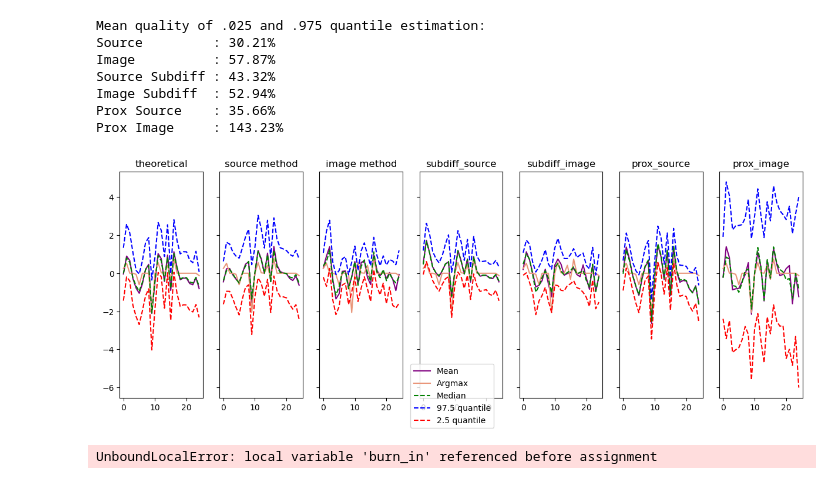
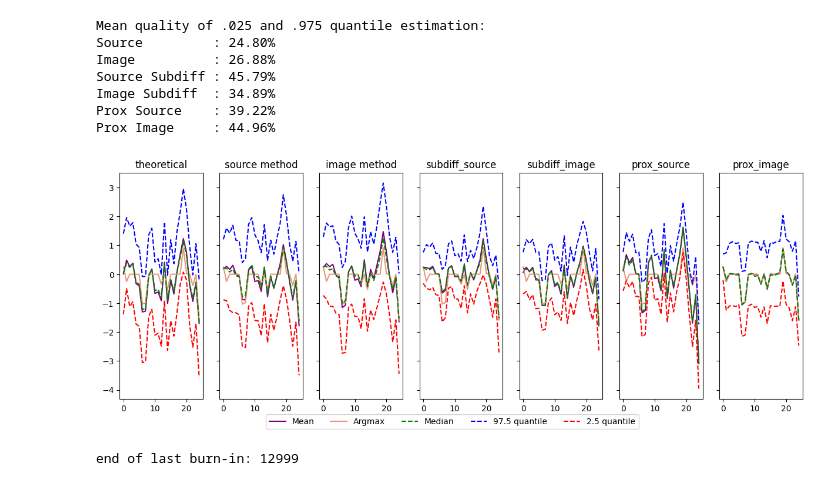
Before and after one commit to vetlerl/mcmc-epidemic, a Jupyter notebook: toy_example_graphics_new.ipynb, the cells around one changed output. Cells and saved outputs as stored; diff of their text form; code cells hidden in the pictures.

Commit message:
detailed one-at-a-time. unsure about covariance matrix

```diff
--- a/toy_example_graphics_new.ipynb
+++ b/toy_example_graphics_new.ipynb
@@ -9,9 +9,11 @@ import matplotlib.pyplot as plt
 from toy_example_new import *
 # %%
 #set-up parameters
+random_state = np.random.RandomState(seed=42)
+
 T = 25
 Lambda = 1
 a = 1
 b = 1
-Y = Computation_Y_Exp(T, Lambda, a, b)
+Y = Computation_Y_Exp(T, Lambda, a, b, random_state=random_state)
 # %%
@@ -37,3 +39,3 @@ ended burn-in @ 49999: -0.015
 # %%
-sim_subdiff_image, accepts_subdiff_image, gammas_subdiff_image, mean_subdiff_image, end_subdiff_image, fig_subdiff_image = MetropolisHastings(T, Lambda, Y, a, b, method="subdiff_image")
+sim_subdiff_image, accepts_subdiff_image, gammas_subdiff_image, mean_subdiff_image, end_subdiff_image, fig_subdiff_image = MetropolisHastings(T, 0, Y, a, b, method="subdiff_image", random_state=random_state)
 # %% [output]
@@ -153,8 +156,7 @@ axes[0].plot(med,'g--',label="Median")
 axes[0].plot(q1,'b--',label="97.5 quantile")
 axes[0].plot(q2,'r--',label="2.5 quantile")
 axes[0].set_title("theoretical")
-fig.legend(loc="lower center")
-#fig.legend(loc="lower center", ncols=5)
+fig.legend(loc="lower center", ncols=5)
 
 #Plot of empirical results with method source
 axes[1].plot(D@mean_source,color="purple")
@@ -194,46 +196,47 @@ axes[5].plot(x_tilde,color="darksalmon")
 axes[5].plot(quantiles_emp5[1],'g--')
 axes[5].plot(quantiles_emp5[2],'b--')
 axes[5].plot(quantiles_emp5[0],'r--')
 axes[5].set_title("prox_source")
 
 #Plot of empirical results with method prox_image
 axes[6].plot(D@mean_prox_image,color="purple")
 axes[6].plot(x_tilde,color="darksalmon")
 axes[6].plot(quantiles_emp6[1],'g--')
 axes[6].plot(quantiles_emp6[2],'b--')
 axes[6].plot(quantiles_emp6[0],'r--')
 axes[6].set_title("prox_image")
 
 quantile_quality_source = 0.5*np.sum(abs(quantiles_emp1[0] - q2))/(np.sum(abs(q2)))  + 0.5*np.sum(abs(quantiles_emp1[2] - q1))/np.sum(abs(q1))
 quantile_quality_image = 0.5*np.sum(abs(quantiles_emp2[0] - q2))/np.sum(abs(q2))  + 0.5*np.sum(abs(quantiles_emp2[2] - q1))/np.sum(abs(q1))
 quantile_quality_subdiff_source = 0.5*np.sum(abs(quantiles_emp3[0] - q2))/np.sum(abs(q2))  + 0.5*np.sum(abs(quantiles_emp3[2] - q1))/np.sum(abs(q1))
 quantile_quality_subdiff_image = 0.5*np.sum(abs(quantiles_emp4[0] - q2))/np.sum(abs(q2)) + 0.5*np.sum(abs(quantiles_emp4[2] - q1))/np.sum(abs(q1))
 quantile_quality_prox_source = 0.5*np.sum(abs(quantiles_emp5[0] - q2))/np.sum(abs(q2))  + 0.5*np.sum(abs(quantiles_emp5[2] - q1))/np.sum(abs(q1))
 quantile_quality_prox_image = 0.5*np.sum(abs(quantiles_emp6[0] - q2))/np.sum(abs(q2)) + 0.5*np.sum(abs(quantiles_emp6[2] - q1))/np.sum(abs(q1))
 
 print("Mean quality of .025 and .975 quantile estimation: ")
 
 print(f"Source         : {quantile_quality_source:.2%}")
 print(f"Image          : {quantile_quality_image:.2%}")
 print(f"Source Subdiff : {quantile_quality_subdiff_source:.2%}")
 print(f"Image Subdiff  : {quantile_quality_subdiff_image:.2%}")
 print(f"Prox Source    : {quantile_quality_prox_source:.2%}")
 print(f"Prox Image     : {quantile_quality_prox_image:.2%}")
 # %% [output]
 Mean quality of .025 and .975 quantile estimation:
-Source         : 30.21%
-Image          : 57.87%
-Source Subdiff : 43.32%
-Image Subdiff  : 52.94%
-Prox Source    : 35.66%
-Prox Image     : 143.23%
+Source         : 24.80%
+Image          : 26.88%
+Source Subdiff : 45.79%
+Image Subdiff  : 34.89%
+Prox Source    : 39.22%
+Prox Image     : 44.96%
-[figure, old version]
+[figure, new version]
 # %%
-sim_source, burn_in_source = PGdual_One_at_a_time(T, Lambda, Y, a, b)
-sim_image,  burn_in_image  = PGdual_One_at_a_time(T, Lambda, Y, a, b, method="image")
+sim_source_oat, accepts_source_oat, gammas_source_oat, burn_in_source_oat = PGdual_One_at_a_time(T, Lambda, Y, a, b, random_state=random_state)
+sim_image_oat,  accepts_image_oat,  gammas_image_oat,  burn_in_image_oat  = PGdual_One_at_a_time(T, Lambda, Y, a, b, method="image", random_state=random_state)
-# %% [output]
-UnboundLocalError: local variable 'burn_in' referenced before assignment
 # %%
-print(max(burn_in_source))
-print(max(burn_in_image))
+psi = np.max(np.hstack([burn_in_image_oat, burn_in_source_oat]))
+psi = int(psi)
+print(f"end of last burn-in: {psi:d}")
+# %% [output]
+end of last burn-in: 12999
 # %%
```
Also changed, not shown: parts of 15 cells of this notebook, 2 other files.
